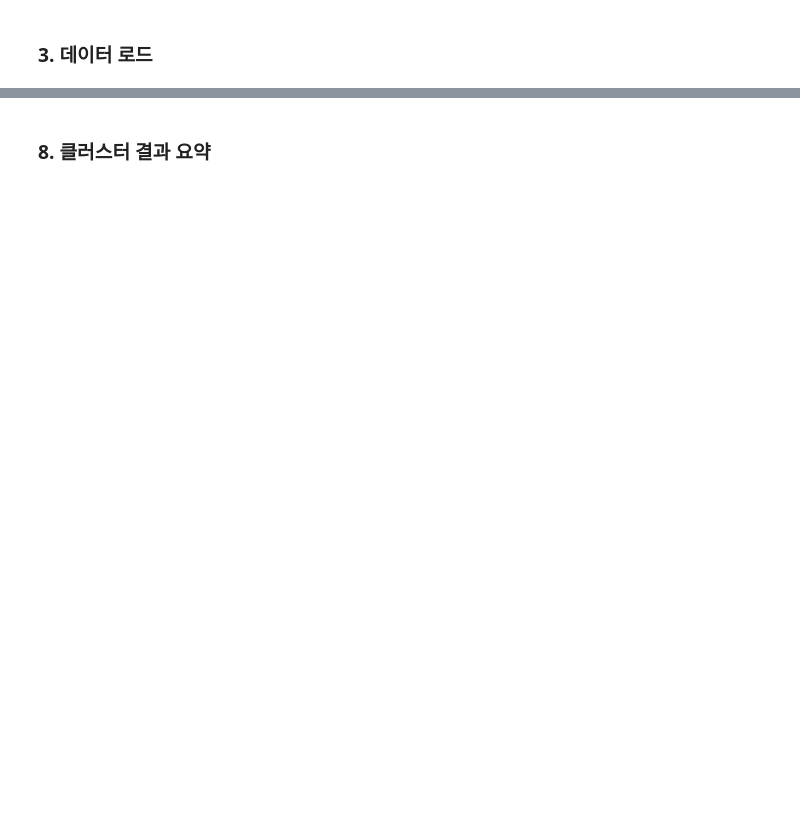
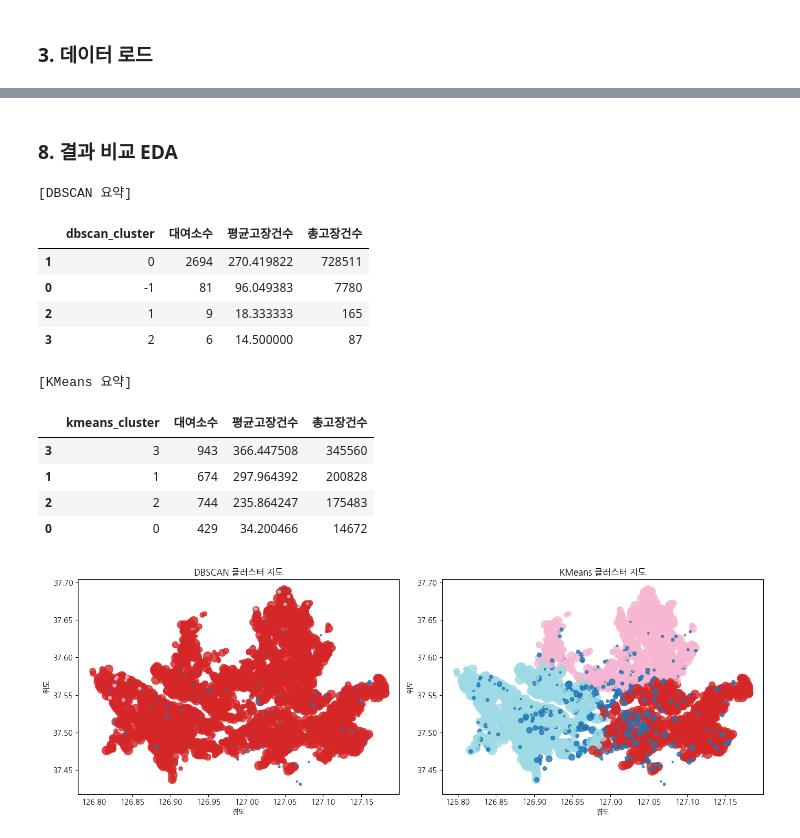
Before and after one commit to Jinx921/26-1_BITAmin_project, a Jupyter notebook: modeling.ipynb, the cells around one changed output, grey strips where cells are left out. Cells and saved outputs as stored; diff of their text form; code cells hidden in the pictures; blank space fills up the shorter version.

```diff
--- a/modeling.ipynb
+++ b/modeling.ipynb
@@ -183,0 +230,17 @@ print(work['cluster_kmeans'].value_counts())
+# %%
+k_candidates = list(range(3, 9))
+km_rows = []
+for k in k_candidates:
+    km = KMeans(n_clusters=k, n_init=20, random_state=42)
+    labels = km.fit_predict(X_scaled)
+    sil = silhouette_score(X_scaled, labels)
+    km_rows.append({'k': k, 'silhouette': float(sil), 'inertia': float(km.inertia_)})
+
+km_df = pd.DataFrame(km_rows)
+display(km_df)
+
+best_k = int(km_df.sort_values('silhouette', ascending=False).iloc[0]['k'])
+print('선택된 k:', best_k)
+
+kmeans = KMeans(n_clusters=best_k, n_init=20, random_state=42)
+work['kmeans_cluster'] = kmeans.fit_predict(X_scaled)
@@ -184,2 +256,2 @@ print(work['cluster_kmeans'].value_counts())
 # %% [markdown]
-### 8. 클러스터 결과 요약
+### 8. 결과 비교 EDA
@@ -214 +258,61 @@ display(summary_km)
+# %%
+summary_db = (
+    work.groupby('dbscan_cluster', as_index=False)
+    .agg(
+        대여소수=('추정고장대여소ID', 'count'),
+        평균고장건수=('고장건수', 'mean'),
+        총고장건수=('고장건수', 'sum')
+    )
+    .sort_values('총고장건수', ascending=False)
+)
+
+summary_km = (
+    work.groupby('kmeans_cluster', as_index=False)
+    .agg(
+        대여소수=('추정고장대여소ID', 'count'),
+        평균고장건수=('고장건수', 'mean'),
+        총고장건수=('고장건수', 'sum')
+    )
+    .sort_values('총고장건수', ascending=False)
+)
+
+print('[DBSCAN 요약]')
+display(summary_db)
+print('[KMeans 요약]')
+display(summary_km)
+
+fig, axes = plt.subplots(1, 2, figsize=(14, 5))
+
+axes[0].scatter(
+    work['경도'], work['위도'],
+    c=work['dbscan_cluster'], cmap='tab20', s=np.clip(work['고장건수'], 5, 150), alpha=0.8
+)
+axes[0].set_title('DBSCAN 클러스터 지도')
+axes[0].set_xlabel('경도')
+axes[0].set_ylabel('위도')
+
+axes[1].scatter(
+    work['경도'], work['위도'],
+    c=work['kmeans_cluster'], cmap='tab20', s=np.clip(work['고장건수'], 5, 150), alpha=0.8
+)
+axes[1].set_title('KMeans 클러스터 지도')
+axes[1].set_xlabel('경도')
+axes[1].set_ylabel('위도')
+
+plt.tight_layout()
+plt.show()
+# %% [output]
+[DBSCAN 요약]
+|  | dbscan_cluster | 대여소수 | 평균고장건수 | 총고장건수 |
+| 1 | 0 | 2694 | 270.419822 | 728511 |
+| 0 | -1 | 81 | 96.049383 | 7780 |
+| 2 | 1 | 9 | 18.333333 | 165 |
+| 3 | 2 | 6 | 14.500000 | 87 |
+[KMeans 요약]
+|  | kmeans_cluster | 대여소수 | 평균고장건수 | 총고장건수 |
+| 3 | 3 | 943 | 366.447508 | 345560 |
+| 1 | 1 | 674 | 297.964392 | 200828 |
+| 2 | 2 | 744 | 235.864247 | 175483 |
+| 0 | 0 | 429 | 34.200466 | 14672 |
+[figure, added]
 # %% [markdown]
```
Also changed, not shown: parts of 26 cells of this notebook, 1 other file.
